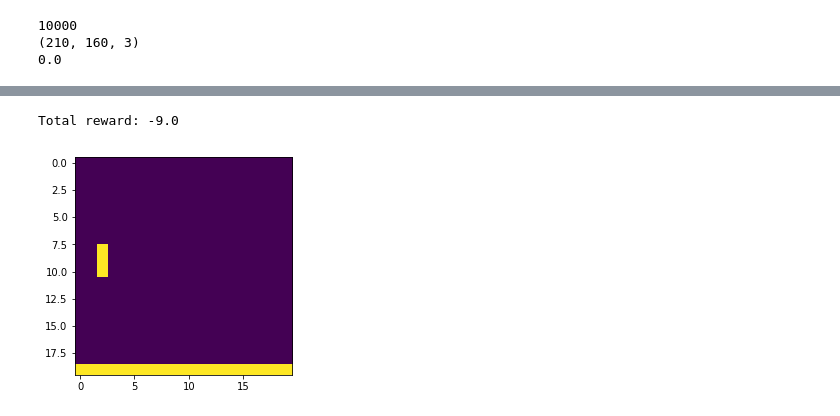
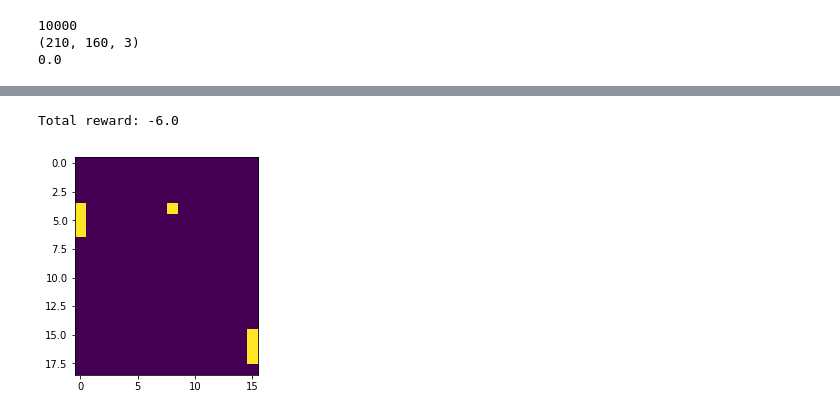
Before and after one commit to omikad/studying-ml, a Jupyter notebook: RL/gymbook.ipynb, the cells around one changed output, grey strips where cells are left out. Drawn from its saved outputs; the diff is of its cells as text; code cells hidden in the pictures.

```diff
--- a/RL/gymbook.ipynb
+++ b/RL/gymbook.ipynb
@@ -43,7 +43,8 @@ class LearningParameters:
 
         self.state_shape = state.shape
         self.state_size = np.prod(self.state_shape)
-        self.action_size = 4  # !!!!!!!!!!!!!!!!!!!!!!!!  env.action_space.n
+        self.action_size = 2  # !!!!!!!!!!!!!!!!!!!!!!!!  env.action_space.n
+#         self.action_size = env.action_space.n
         self.episodes_count = episodes_count
         self.max_frame_in_episode = env.spec.max_episode_steps
         self.max_memory_size = 10000
@@ -210,14 +211,14 @@ class PolicyGradientAgent:
 
     def act(self, state, frame):
         if np.random.rand() <= self.params.epsilon:
-            return np.random.randint(0, self.params.action_size)
+            return np.random.randint(0, self.params.action_size)   + 2 # !!!!!!!!!!!!!!!!!
         return self.act_greedy(state, frame)
 
     def act_greedy(self, state, frame):
         x = self.model['x']
         pred = self.model['pred']
         act_values = session.run(pred, feed_dict={x: [state]})[0]
-        return np.argmax(act_values)
+        return np.argmax(act_values)   + 2 # !!!!!!!!!!!!!!!!!
 
     def think(self, batch_size):
         x = self.model['x']
@@ -231,7 +232,7 @@ class PolicyGradientAgent:
         for i in range(cnt):
             state, action, reward, next_state = self.memory[i]
             target = session.run(pred, feed_dict={x: [state]})[0]
-            target[action] = reward
+            target[action - 2] = reward    # !!!!!!!!!!!!!!!!!
             X[i], Y[i] = state, target
 
         _ = session.run(train_op, {x: X, y: Y})
@@ -314,12 +322,13 @@ class DqnAgent:
 # %%
 def preprocess_input_pong_v0(I):
-    I = I[35:195] # crop
-    I[I == 144] = 0 # erase background (background type 1)
-    I[I == 109] = 0 # erase background (background type 2)
+    I = I[35:195]
+    I[I == 144] = 0
+    I[I == 109] = 0
     I = I[::2,::2,0] + I[1::2,::2,0] + I[::2,1::2,0] + I[1::2,1::2,0]
     I = I[::2,::2] + I[1::2,::2] + I[::2,1::2] + I[1::2,1::2]
     I = I[::2,::2] + I[1::2,::2] + I[::2,1::2] + I[1::2,1::2]
-    I[I != 0] = 1 # everything else (paddles, ball) just set to 1
+    I[I != 0] = 1
+    I = I[0:19, 2:18]
     return I.astype(np.float).ravel()
 
 def preprocess_input_breakout_v0(I):
@@ -379,11 +388,11 @@ plt.imshow(state.reshape((20, 20)), cmap='Greys')
 # %%
-params = LearningParameters(env, episodes_count=10000)
-params.max_frame_in_episode = min(params.max_frame_in_episode, 100000)
-params.epsilon_min = 0.1
+params = LearningParameters(env, episodes_count=20000)
+params.max_frame_in_episode = min(params.max_frame_in_episode, 10000)
+params.epsilon_min = 0.05
 
-# agent = PolicyGradientAgent(params)
+agent = PolicyGradientAgent(params)
 
-agent = DqnAgent(params)
+# agent = DqnAgent(params)
 
 # agent = ActionAsInputAgent(params)
 
@@ -422,8 +429,8 @@ KeyboardInterrupt:
 # %%
 evaluate(env, agent, params, 500)
 # %% [output]
-Total reward: -9.0
+Total reward: -6.0
 # %%
-show(env, agent, params, 100, width=20, height=20, greedy=True)
+show(env, agent, params, 100, width=19, height=16, greedy=True)
 # %% [output]
-[figure, old version]
+[figure, new version]
```
Also changed, not shown: parts of 4 cells of this notebook, 1 other file.
